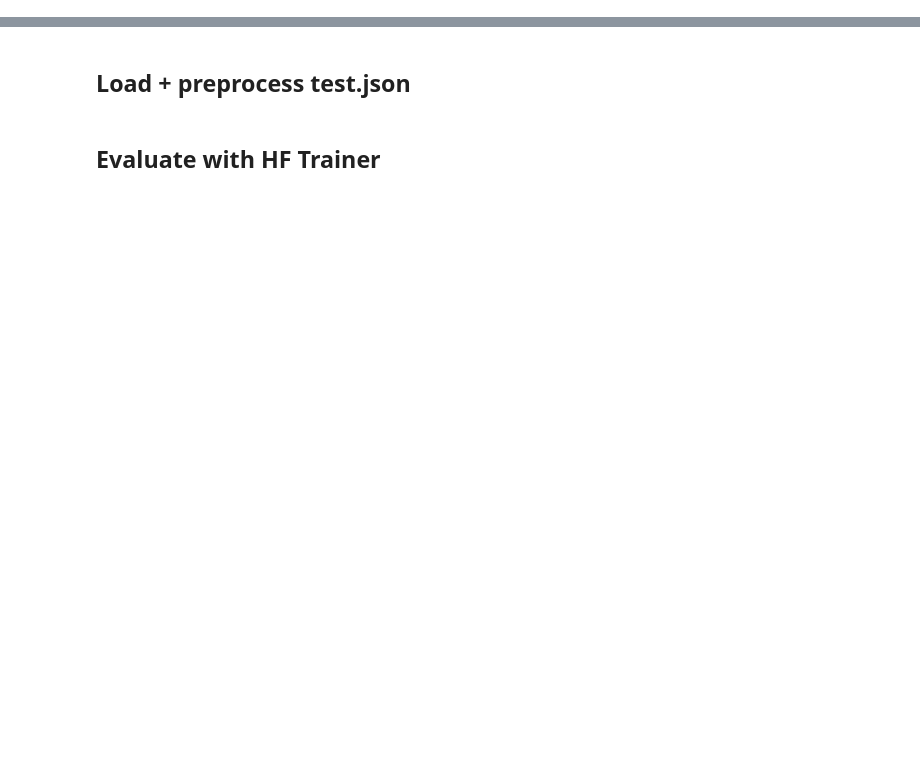
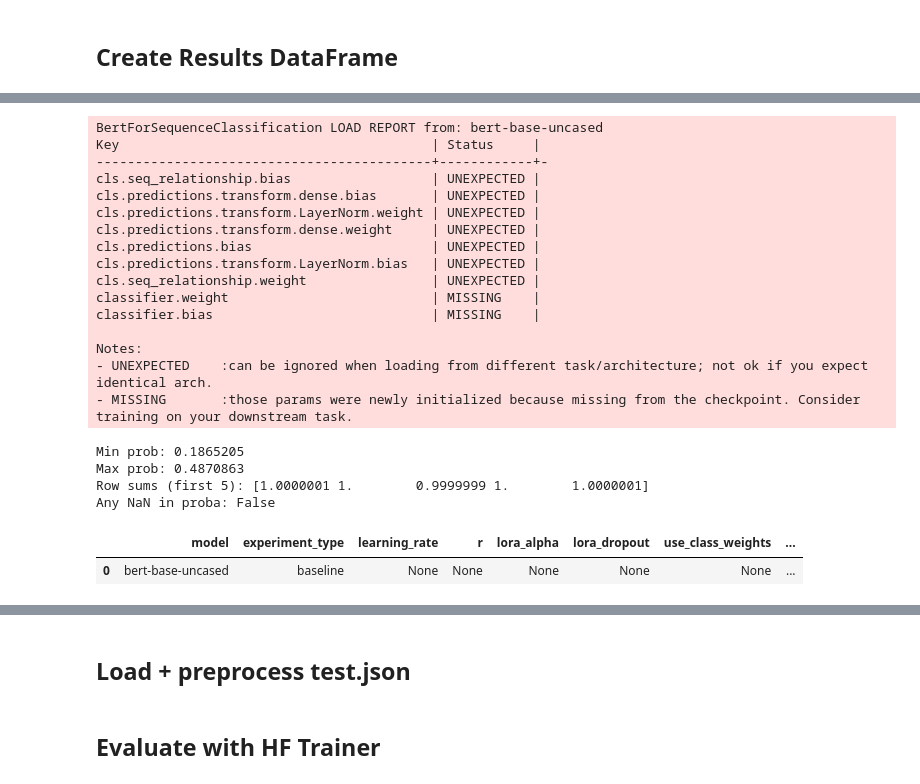
Before and after one commit to pakkei1212/smu-llm-assignment, a Jupyter notebook: notebook/04_evaluation.ipynb, the cells around one changed output, grey strips where cells are left out. Cells and saved outputs as stored; diff of their text form; code cells hidden in the pictures; blank space fills up the shorter version.

```diff
--- a/notebook/04_evaluation.ipynb
+++ b/notebook/04_evaluation.ipynb
@@ -15,0 +33,56 @@ NameError: name 'trainer' is not defined
+# %% [markdown]
+## Create Results DataFrame
+# %%
+import pandas as pd
+
+RESULTS_DF = pd.DataFrame(columns=[
+    "model",
+    "experiment_type",
+    "learning_rate",
+    "r",
+    "lora_alpha",
+    "lora_dropout",
+    "use_class_weights",
+    "accuracy",
+    "precision",
+    "recall",
+    "f1",
+    "auc_ovr"
+])
+# %%
+trainer = EncoderTrainer(
+    model_name=MODEL_NAME,
+    num_labels=NUM_LABELS,
+    load_in_4bit=False,
+)
+
+metrics = trainer.evaluate_classification(
+    test_path=TEST_JSON,
+    labels=LABELS,
+    average="macro",
+    verbose=False
+)
+
+# ---- store baseline ----
+baseline_row = {
+    "model": MODEL_NAME,
+    "experiment_type": "baseline",   # baseline full fine-tuning
+    "learning_rate": None,
+    "r": None,
+    "lora_alpha": None,
+    "lora_dropout": None,
+    "use_class_weights": None,
+    "accuracy": metrics["accuracy"],
+    "precision": metrics["precision"],
+    "recall": metrics["recall"],
+    "f1": metrics["f1"],
+    "auc_ovr": metrics["auc_ovr"],
+}
+
+RESULTS_DF = pd.concat(
+    [RESULTS_DF, pd.DataFrame([baseline_row])],
+    ignore_index=True
+)
+
+RESULTS_DF
+# %% [output]
@@ -15,0 +90,22 @@ NameError: name 'trainer' is not defined
+BertForSequenceClassification LOAD REPORT from: bert-base-uncased
+Key                                        | Status     |
+-------------------------------------------+------------+-
+cls.seq_relationship.bias                  | UNEXPECTED |
+cls.predictions.transform.dense.bias       | UNEXPECTED |
+cls.predictions.transform.LayerNorm.weight | UNEXPECTED |
+cls.predictions.transform.dense.weight     | UNEXPECTED |
+cls.predictions.bias                       | UNEXPECTED |
+cls.predictions.transform.LayerNorm.bias   | UNEXPECTED |
+cls.seq_relationship.weight                | UNEXPECTED |
+classifier.weight                          | MISSING    |
+classifier.bias                            | MISSING    |
+
+Notes:
+- UNEXPECTED    :can be ignored when loading from different task/architecture; not ok if you expect identical arch.
+- MISSING       :those params were newly initialized because missing from the checkpoint. Consider training on your downstream task.
+Min prob: 0.1865205
+Max prob: 0.4870863
+Row sums (first 5): [1.0000001 1.        0.9999999 1.        1.0000001]
+Any NaN in proba: False
+|  | model | experiment_type | learning_rate | r | lora_alpha | lora_dropout | use_class_weights | ... |
+| 0 | bert-base-uncased | baseline | None | None | None | None | None | ... |
```
Also changed, not shown: parts of 11 cells of this notebook, 11 other files.
